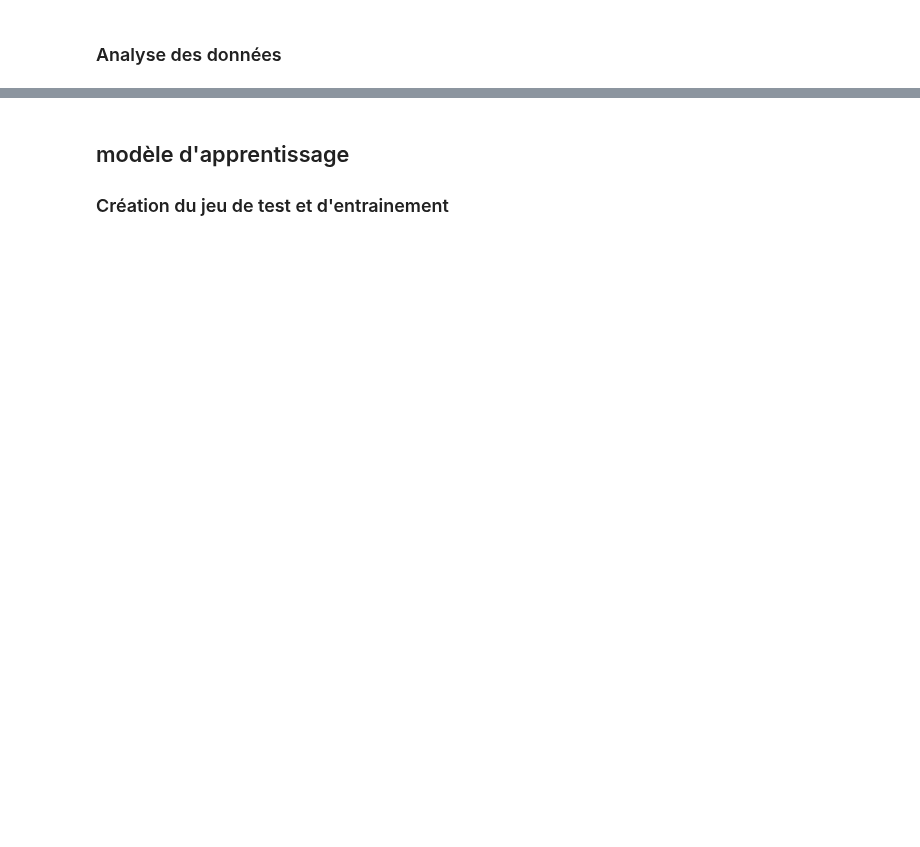
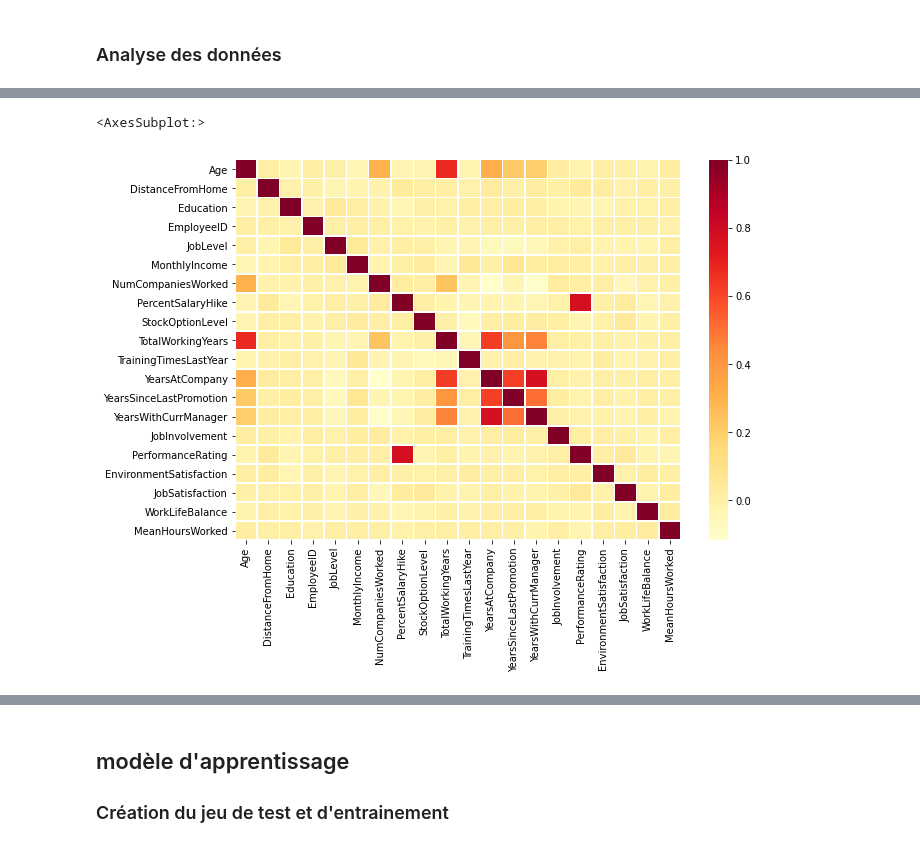
Before and after one commit to Killian-drh/Projet-HR-Analysis, a Jupyter notebook: NT_Projet_IA.ipynb, the cells around one changed output, grey strips where cells are left out. Saved outputs shown, nothing was run; the diff lists cells and outputs as text; code cells hidden in the pictures; blank space fills up the shorter version.

```diff
--- a/NT_Projet_IA.ipynb
+++ b/NT_Projet_IA.ipynb
@@ -241,0 +439,6 @@ dtype: object
+# %%
+fig, ax = plt.subplots(figsize=(10,7))         # Sample figsize in inches
+sns.heatmap(df.corr(),cmap='YlOrRd',linewidths=.5,ax=ax)
+# %% [output]
+<AxesSubplot:>
+[figure, added]
```
Also changed, not shown: parts of 35 cells of this notebook.
